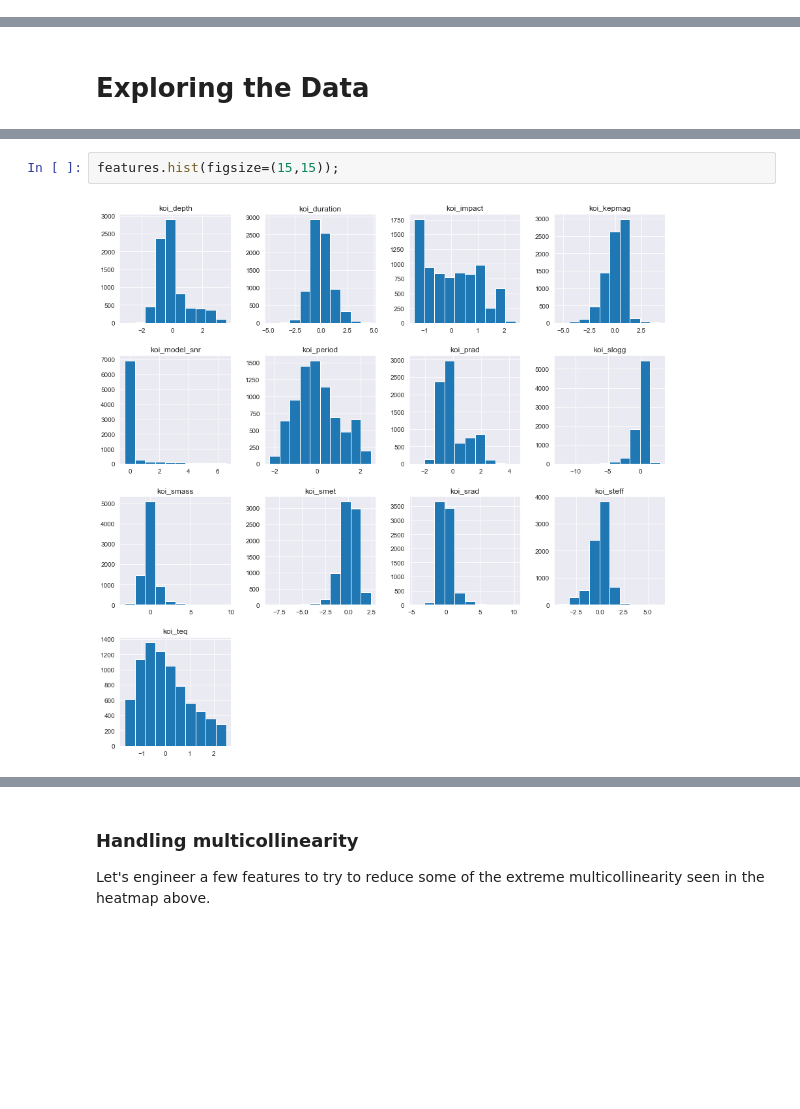
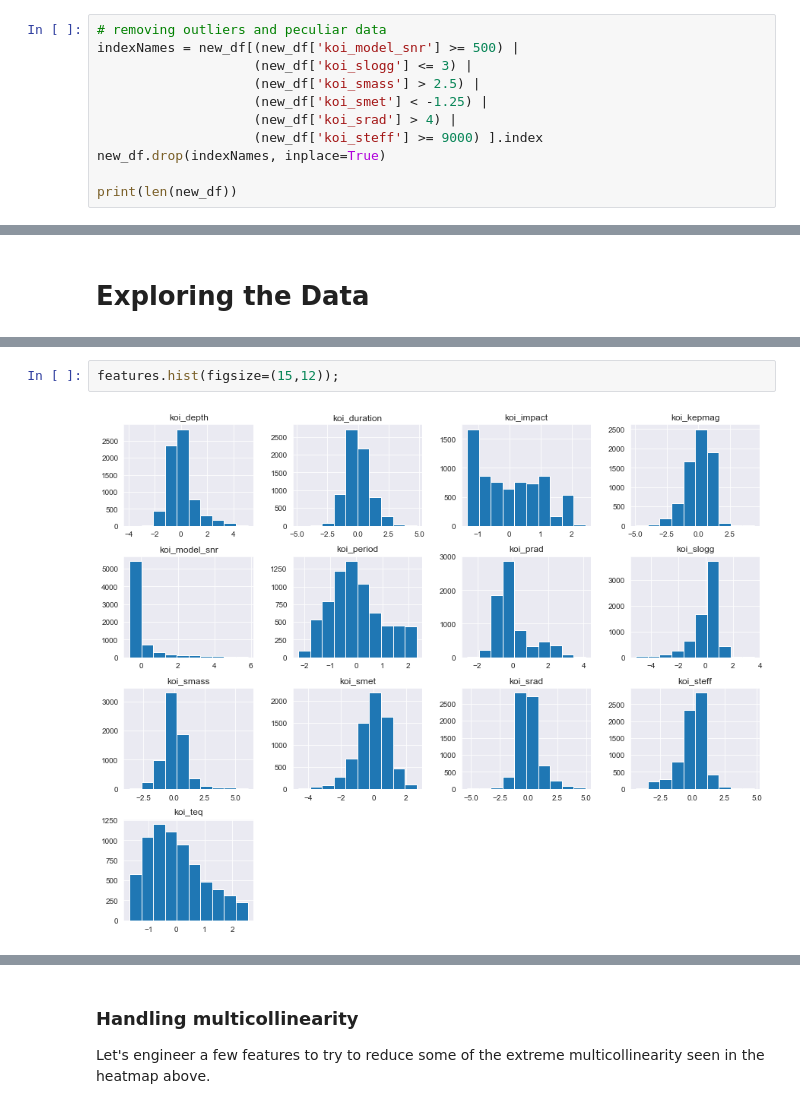
Before and after one commit to magnawhale/dsc-mod-5-project-online-ds-ft-051319, a Jupyter notebook: student.ipynb, the cells around one changed output, grey strips where cells are left out. Cells and saved outputs as stored; diff of their text form; blank space fills up the shorter version.

```diff
--- a/student.ipynb
+++ b/student.ipynb
@@ -210,0 +214,11 @@ new_df.hist(figsize=(12,10));
+# %%
+# removing outliers and peculiar data
+indexNames = new_df[(new_df['koi_model_snr'] >= 500) |
+                    (new_df['koi_slogg'] <= 3) |
+                    (new_df['koi_smass'] > 2.5) |
+                    (new_df['koi_smet'] < -1.25) |
+                    (new_df['koi_srad'] > 4) |
+                    (new_df['koi_steff'] >= 9000) ].index
+new_df.drop(indexNames, inplace=True)
+
+print(len(new_df))
@@ -250,7 +266,7 @@ features.describe()
 # %%
-features.hist(figsize=(15,15));
+features.hist(figsize=(15,12));
 # %% [output]
-[figure, old version]
+[figure, new version]
 # %%
 # look at correlation heatmap
 corr = features.corr()
```
Also changed, not shown: parts of 69 cells of this notebook, 4 other files.
